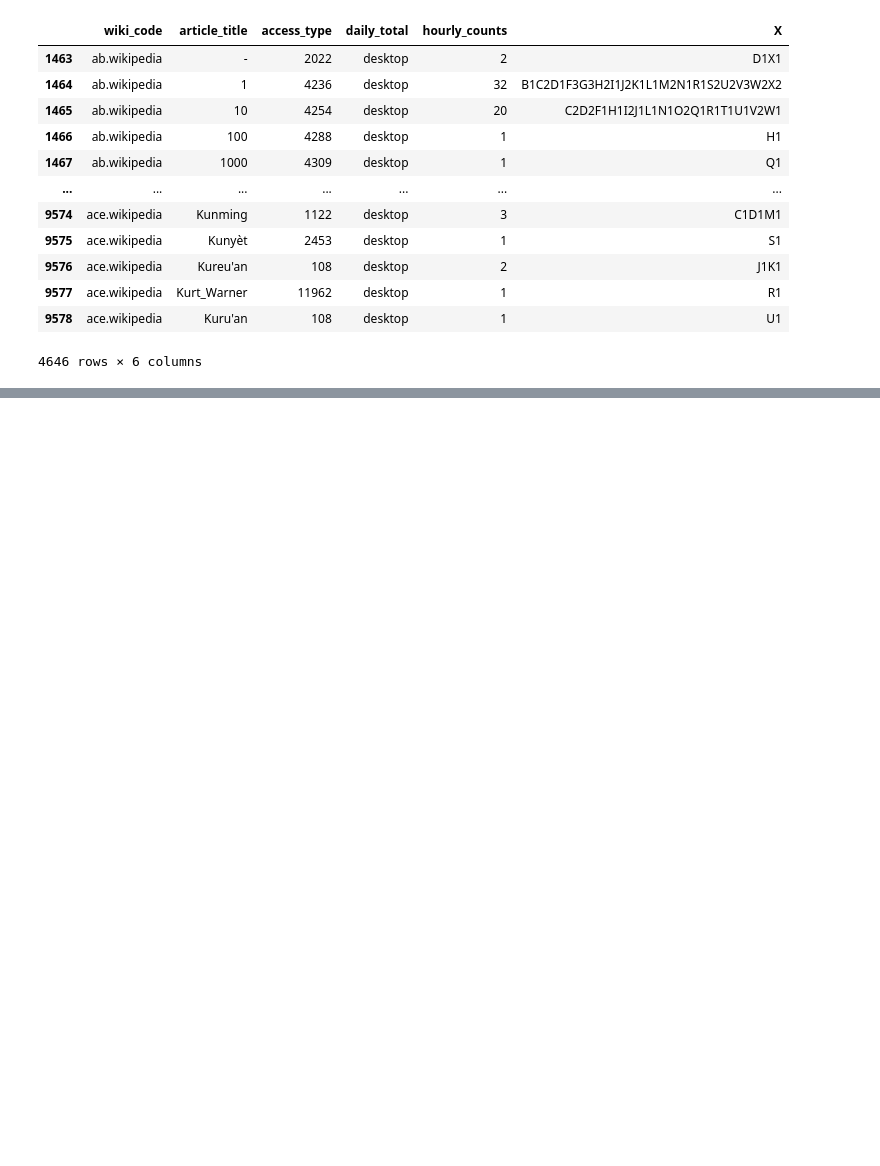
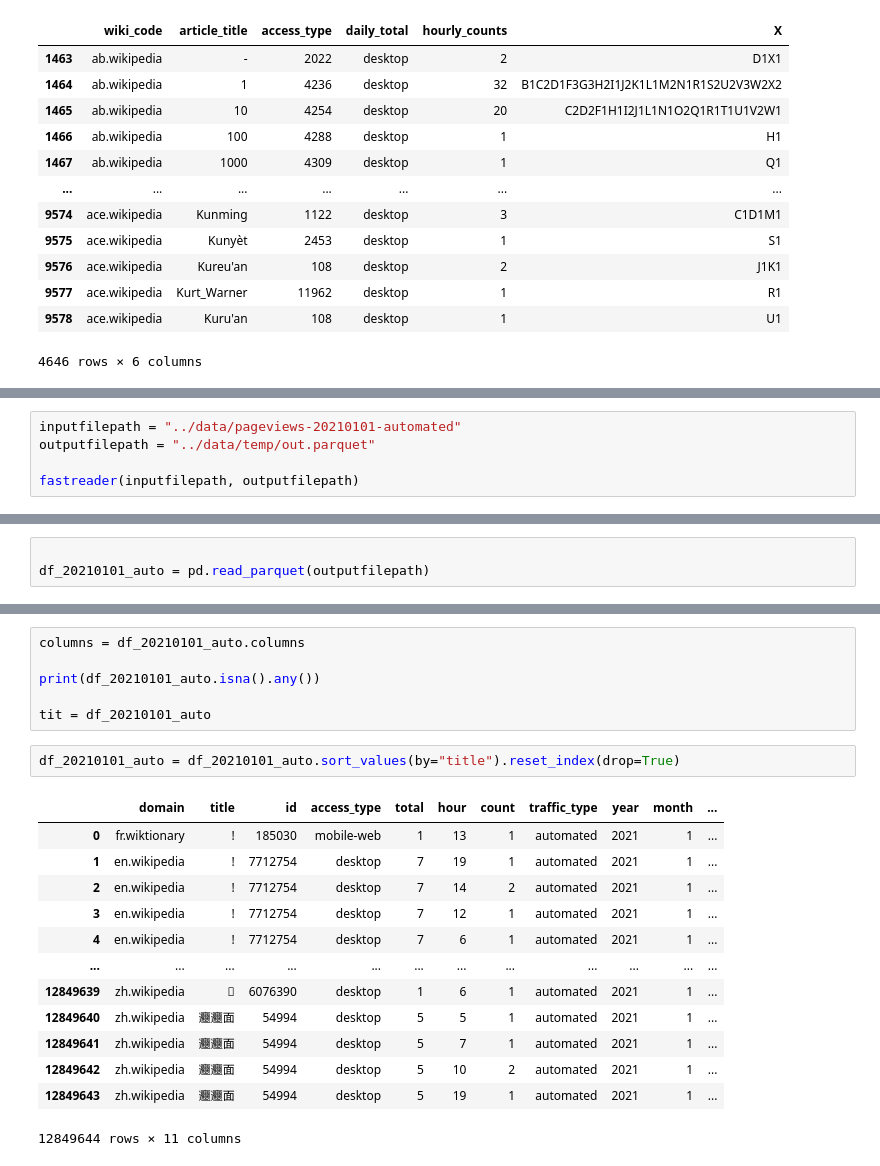
Before and after one commit to charelF/LSDEW4, a Jupyter notebook: exploration/alex_exploration1.ipynb, the cells around one changed output, grey strips where cells are left out. Drawn from its saved outputs; the diff is of its cells as text; blank space fills up the shorter version.

Commit message:
started prelim data analysis

```diff
--- a/exploration/alex_exploration1.ipynb
+++ b/exploration/alex_exploration1.ipynb
@@ -57,0 +69,5 @@ pv_spider_20190102[pv_spider_20190102["daily_total"]=="desktop"]
+# %%
+inputfilepath = "../data/pageviews-20210101-automated"
+outputfilepath = "../data/temp/out.parquet"
+
+fastreader(inputfilepath, outputfilepath)
@@ -57,0 +87,3 @@ pv_spider_20190102[pv_spider_20190102["daily_total"]=="desktop"]
+# %%
+
+df_20210101_auto = pd.read_parquet(outputfilepath)
@@ -57,0 +104,22 @@ pv_spider_20190102[pv_spider_20190102["daily_total"]=="desktop"]
+# %%
+columns = df_20210101_auto.columns
+
+print(df_20210101_auto.isna().any())
+
+tit = df_20210101_auto
+# %%
+df_20210101_auto = df_20210101_auto.sort_values(by="title").reset_index(drop=True)
+# %% [output]
+|  | domain | title | id | access_type | total | hour | count | traffic_type | year | month | ... |
+| 0 | fr.wiktionary | ! | 185030 | mobile-web | 1 | 13 | 1 | automated | 2021 | 1 | ... |
+| 1 | en.wikipedia | ! | 7712754 | desktop | 7 | 19 | 1 | automated | 2021 | 1 | ... |
+| 2 | en.wikipedia | ! | 7712754 | desktop | 7 | 14 | 2 | automated | 2021 | 1 | ... |
+| 3 | en.wikipedia | ! | 7712754 | desktop | 7 | 12 | 1 | automated | 2021 | 1 | ... |
+| 4 | en.wikipedia | ! | 7712754 | desktop | 7 | 6 | 1 | automated | 2021 | 1 | ... |
+| ... | ... | ... | ... | ... | ... | ... | ... | ... | ... | ... | ... |
+| 12849639 | zh.wikipedia | 𰫕 | 6076390 | desktop | 1 | 6 | 1 | automated | 2021 | 1 | ... |
+| 12849640 | zh.wikipedia | 𰻝𰻝面 | 54994 | desktop | 5 | 5 | 1 | automated | 2021 | 1 | ... |
+| 12849641 | zh.wikipedia | 𰻝𰻝面 | 54994 | desktop | 5 | 7 | 1 | automated | 2021 | 1 | ... |
+| 12849642 | zh.wikipedia | 𰻝𰻝面 | 54994 | desktop | 5 | 10 | 2 | automated | 2021 | 1 | ... |
+| 12849643 | zh.wikipedia | 𰻝𰻝面 | 54994 | desktop | 5 | 19 | 1 | automated | 2021 | 1 | ... |
+12849644 rows × 11 columns
```
Also changed, not shown: parts of 6 cells of this notebook.
